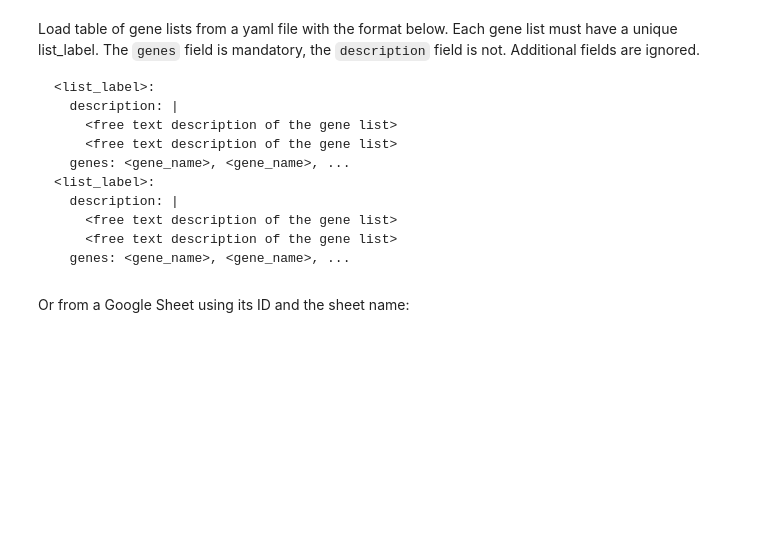
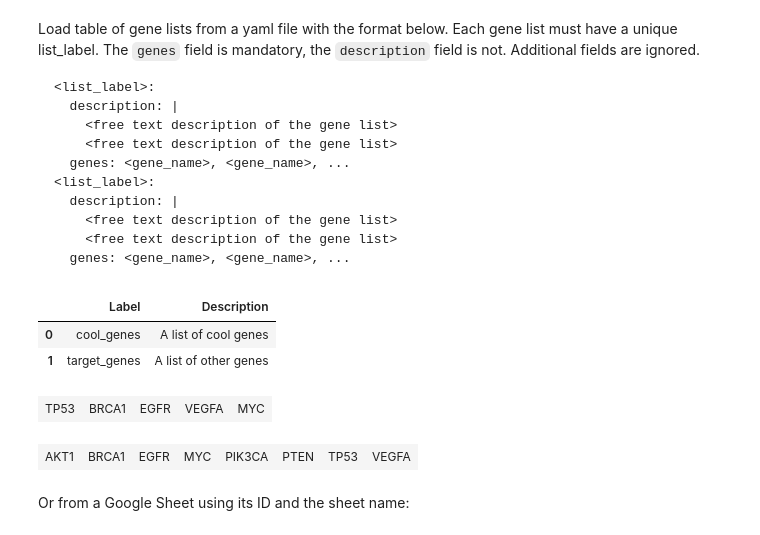
Before and after one commit to munch-group/geneinfo, a Jupyter notebook: docs/pages/gene_lists.ipynb, the cells around one changed output. Cells and saved outputs as stored; diff of their text form; code cells hidden in the pictures; blank space fills up the shorter version.

```diff
--- a/docs/pages/gene_lists.ipynb
+++ b/docs/pages/gene_lists.ipynb
@@ -192,5 +203,18 @@ Load table of gene lists from a yaml file with the format below. Each gene list
 # %%
 gene_lists = GeneListCollection('gene_lists.yaml')
+gene_lists
+# %% [output]
+|  | Label | Description |
+| 0 | cool_genes | A list of cool genes |
+| 1 | target_genes | A list of other genes |
+# %%
+gene_lists.get('cool_genes')
+# %% [output]
+| TP53 | BRCA1 | EGFR | VEGFA | MYC |
+# %%
+gene_lists.all_genes()
+# %% [output]
+| AKT1 | BRCA1 | EGFR | MYC | PIK3CA | PTEN | TP53 | VEGFA |
 # %% [markdown]
 Or from a Google Sheet using its ID and the sheet name:
 # %%
```
Also changed, not shown: parts of 4 cells of this notebook, 2 other files.
